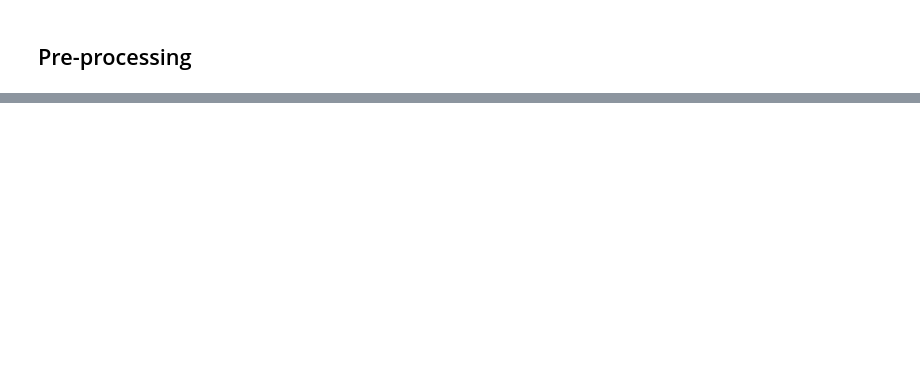
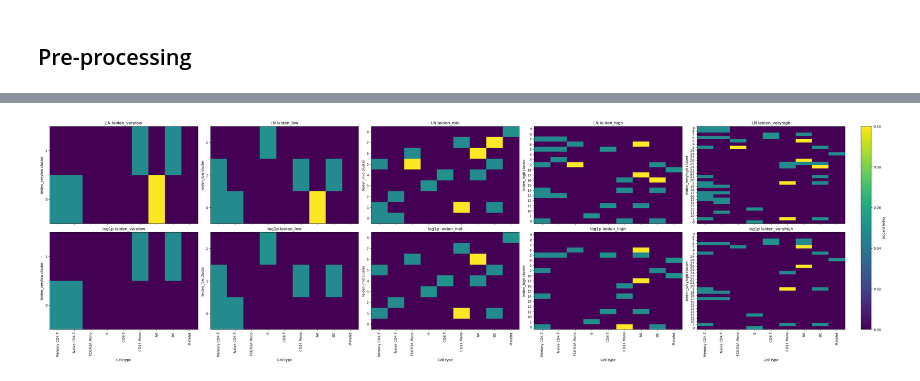
Before and after one commit to okviman/DE-ZILN, a Jupyter notebook: notebooks/scrnaseq_reanalyses/scrnaseq_resolutions.ipynb, the cells around one changed output, grey strips where cells are left out. Drawn from its saved outputs; the diff is of its cells as text; code cells hidden in the pictures; blank space fills up the shorter version.

```diff
--- a/notebooks/scrnaseq_reanalyses/scrnaseq_resolutions.ipynb
+++ b/notebooks/scrnaseq_reanalyses/scrnaseq_resolutions.ipynb
@@ -259,0 +154,68 @@ plt.show()
+# %%
+import numpy as np
+import matplotlib.pyplot as plt
+
+def compute_jaccard_index(signature_1, signature_2):
+    """
+    Compute the Jaccard index between two signatures.
+    """
+    return len(set(signature_1) & set(signature_2)) / len(set(signature_1) | set(signature_2))
+
+# --- Compute LN matrices ---
+ln_mats = {}
+for key_name in resolution_keys:
+    clusters = sorted(ln_signatures[key_name].keys())
+    ln_mats[key_name] = np.zeros((len(clusters), len(cell_types)))
+    for i, c in enumerate(clusters):
+        for j, c2 in enumerate(cell_types):
+            ln_mats[key_name][i, j] = compute_jaccard_index(ln_signatures[key_name][c], markers[c2])
+
+# --- Compute log1p matrices ---
+log1p_mats = {}
+for key_name in resolution_keys:
+    clusters = sorted(log1p_signatures[key_name].keys())
+    log1p_mats[key_name] = np.zeros((len(clusters), len(cell_types)))
+    for i, c in enumerate(clusters):
+        for j, c2 in enumerate(cell_types):
+            log1p_mats[key_name][i, j] = compute_jaccard_index(log1p_signatures[key_name][c], markers[c2])
+
+# --- Get vmin/vmax for shared color scale ---
+all_mats = list(ln_mats.values()) + list(log1p_mats.values())
+vmin = min(mat.min() for mat in all_mats)
+vmax = max(mat.max() for mat in all_mats)
+
+# --- Plotting ---
+n_resolutions = len(resolution_keys)
+fig, axes = plt.subplots(2, n_resolutions, figsize=(7*n_resolutions, 10), constrained_layout=True, sharex='col', sharey=False)
+
+# Top row: LN
+for col, key_name in enumerate(resolution_keys):
+    clusters = sorted(ln_signatures[key_name].keys())
+    c = axes[0, col].pcolormesh(ln_mats[key_name], vmin=vmin, vmax=vmax)
+    axes[0, col].set_title(f'LN {key_name}')
+    axes[0, col].set_ylabel(f'{key_name} cluster')
+    axes[0, col].set_yticks(np.arange(len(clusters)) + 0.5)
+    axes[0, col].set_yticklabels(clusters)
+    axes[0, col].set_xticklabels([])
+
+# Bottom row: log1p
+last_c = None
+for col, key_name in enumerate(resolution_keys):
+    clusters = sorted(log1p_signatures[key_name].keys())
+    last_c = axes[1, col].pcolormesh(log1p_mats[key_name], vmin=vmin, vmax=vmax)
+    axes[1, col].set_title(f'log1p {key_name}')
+    axes[1, col].set_ylabel(f'{key_name} cluster')
+    axes[1, col].set_xlabel('Cell type')
+    axes[1, col].set_yticks(np.arange(len(clusters)) + 0.5)
+    axes[1, col].set_yticklabels(clusters)
+    axes[1, col].set_xticks(np.arange(len(cell_types)) + 0.5)
+    axes[1, col].set_xticklabels(cell_types, rotation=90)
+
+# Shared colorbar for all
+from mpl_toolkits.axes_grid1 import make_axes_locatable
+if last_c is not None:
+    fig.colorbar(last_c, ax=axes, orientation='vertical', fraction=0.03, pad=0.02, label='Jaccard Index')
+
+plt.show()
+# %% [output]
+[figure, added]
```
Also changed, not shown: parts of 14 cells of this notebook, 2 other files.
